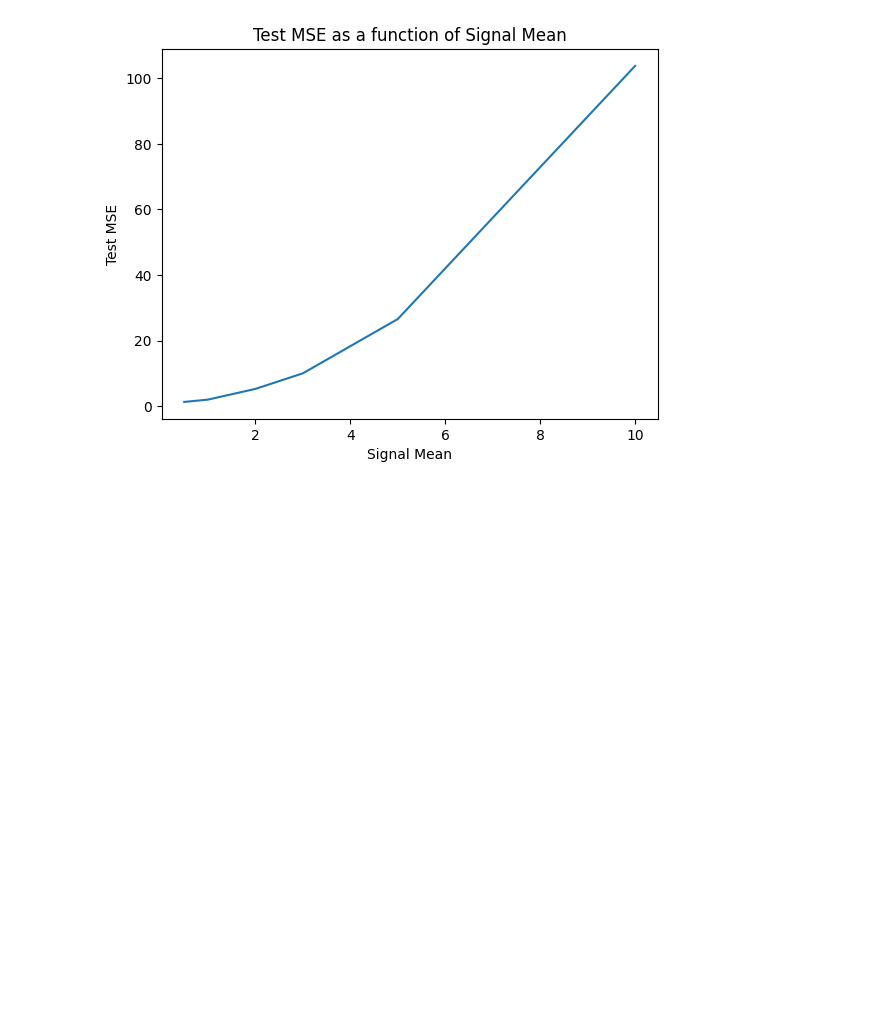
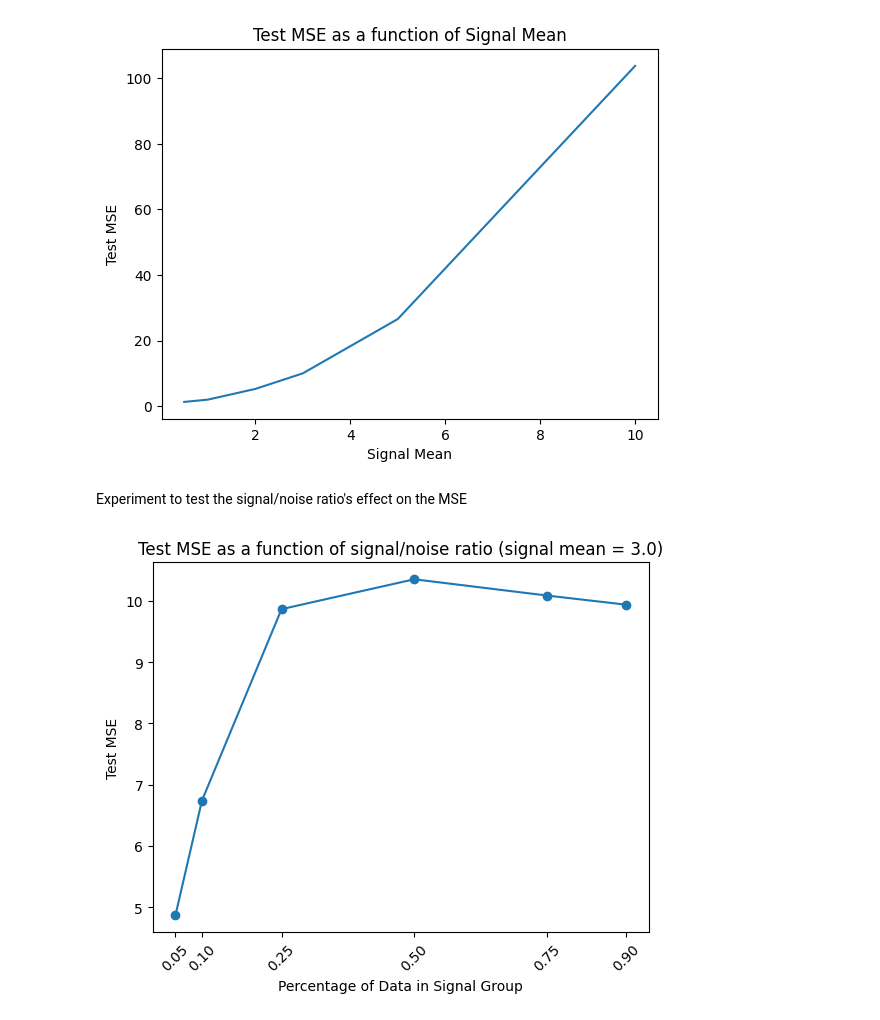
Before and after one commit to BrentLab/yeastdnnexplorer, a Jupyter notebook: yeastdnnexplorer/experiments/simple_model_synthetic_data.ipynb, the cells around one changed output. Cells and saved outputs as stored; diff of their text form; code cells hidden in the pictures; blank space fills up the shorter version.

Commit message:
added experiment for signal/noise raito

```diff
--- a/yeastdnnexplorer/experiments/simple_model_synthetic_data.ipynb
+++ b/yeastdnnexplorer/experiments/simple_model_synthetic_data.ipynb
@@ -210,3 +215,39 @@ plt.title("Test MSE as a function of Signal Mean")
 plt.show()
 # %% [output]
 [figure]
+# %% [markdown]
+Experiment to test the signal/noise ratio's effect on the MSE
+# %%
+# these nums are the percentage of data put into the signal group
+    # we will train and test a model for each of these values
+signal_noise_ratios = [0.05, 0.1, 0.25, 0.5, 0.75, 0.9]
+mses = []
+
+for signal_noise_ratio in signal_noise_ratios:
+    model, test_results = simple_model_synthetic_data_experiment(
+        batch_size=32,
+        lr=0.01,
+        max_epochs=10,
+        using_random_seed=True,
+        accelerator="cpu",
+        num_genes=1000,
+        val_size=0.1,
+        test_size=0.1,
+        signal=[signal_noise_ratio] * 5,  # old: [0.1, 0.15, 0.2, 0.25, 0.3],   # [0.5] * 5
+        n_sample=[1, 1, 2, 2, 4],  # sum of this is num of tfs    # [1, 1, 2, 2, 4]
+        signal_mean=3.0  # this is the perturb effect signal mean
+    )
+    print(test_results)
+    mses.append(test_results[0]["test_loss"])
+# %%
+# plottig results of experiment
+plt.plot(signal_noise_ratios, mses, marker="o")
+plt.xlabel("Percentage of Data in Signal Group")
+plt.ylabel("Test MSE")
+plt.xticks(signal_noise_ratios, rotation=45)
+# plt.yticks(mses)
+plt.title("Test MSE as a function of signal/noise ratio (signal mean = 3.0)")
+
+plt.show()
+# %% [output]
+[figure, added]
```
Also changed, not shown: parts of 3 cells of this notebook.
